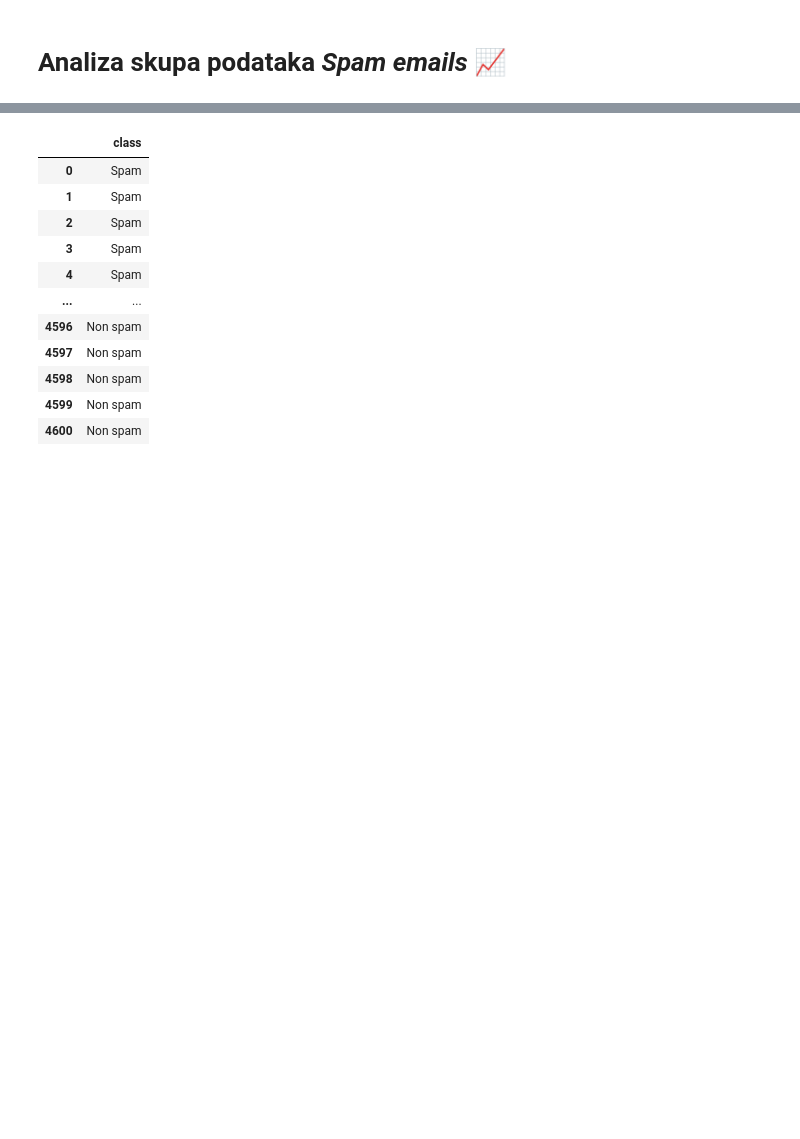
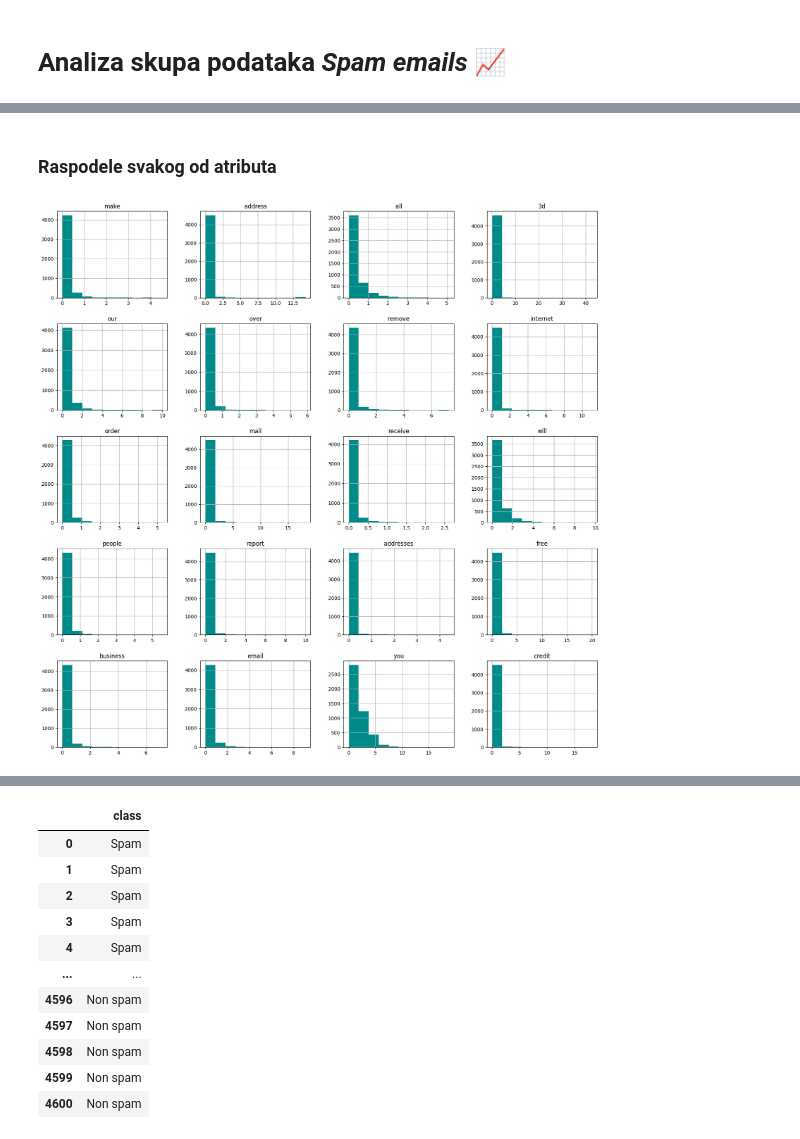
Before and after one commit to MATF-istrazivanje-podataka-1/2023_Data_Mining_Spam_emails_Dataset, a Jupyter notebook: data_analysis/data_analysis.ipynb, the cells around one changed output, grey strips where cells are left out. Cells and saved outputs as stored; diff of their text form; code cells hidden in the pictures; blank space fills up the shorter version.

```diff
--- a/data_analysis/data_analysis.ipynb
+++ b/data_analysis/data_analysis.ipynb
@@ -65 +142,7 @@ data.describe()
 8 rows × 58 columns
+# %% [markdown]
+### Raspodele svakog od atributa
+# %%
+_ = pd.DataFrame.hist(data, column= data.columns[:20], grid= True, figsize= (20, 20), color= 'darkcyan')
+# %% [output]
+[figure, added]
```
Also changed, not shown: parts of 25 cells of this notebook, 4 other files.
